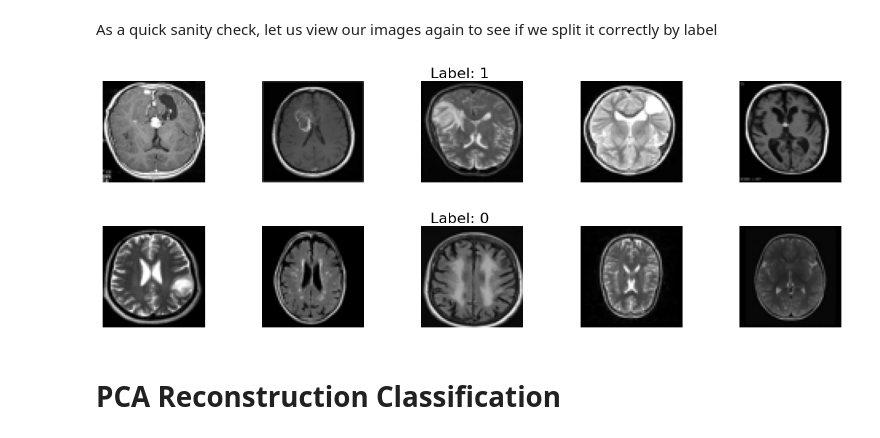
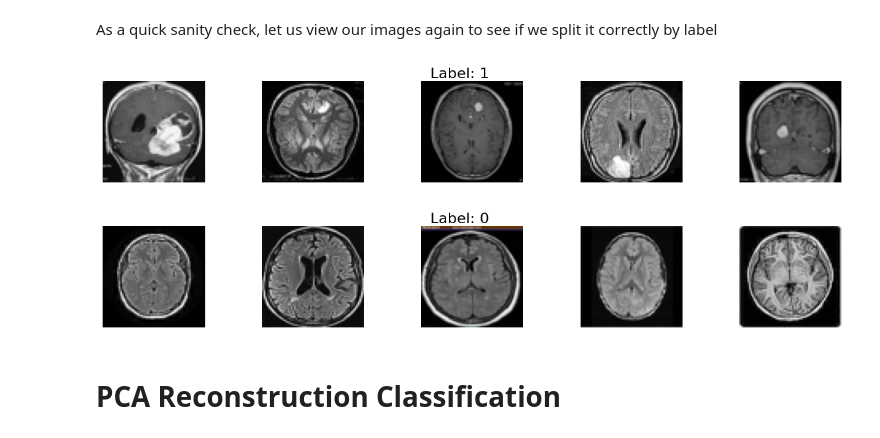
Before and after one commit to 4nanya-K/Brain-MRI-Scan-Tumor-Detection, a Jupyter notebook: Classification.ipynb, the cells around one changed output. Saved outputs shown, nothing was run; the diff lists cells and outputs as text; code cells hidden in the pictures.

Commit message:
image fix

```diff
--- a/Classification.ipynb
+++ b/Classification.ipynb
@@ -129,21 +129,21 @@ As a quick sanity check, let us view our images again to see if we split it corr
 # %%
 label_0_images = [X_train[i] for i in range(len(y_train)) if y_train[i] == 0]
 label_1_images = [X_train[i] for i in range(len(y_train)) if y_train[i] == 1]
 
 def display_images_by_label(images, label, num_images=5):
     fig, axes = plt.subplots(1, num_images, figsize=(15, 2))
     fig.suptitle(f"Label: {label}", fontsize=16)
     for i, ax in enumerate(axes):
         if i < len(images):
-            ax.imshow(images[i])
+            ax.imshow(images[i+5])
             ax.axis('off')
     plt.show()
 
 display_images_by_label(label_1_images, label=1, num_images=5)
 display_images_by_label(label_0_images, label=0, num_images=5)
 # %% [output]
-[figure, old version]
+[figure, new version]
-[figure, old version]
+[figure, new version]
 # %% [markdown]
 # PCA Reconstruction Classification
 # %% [markdown]
```
